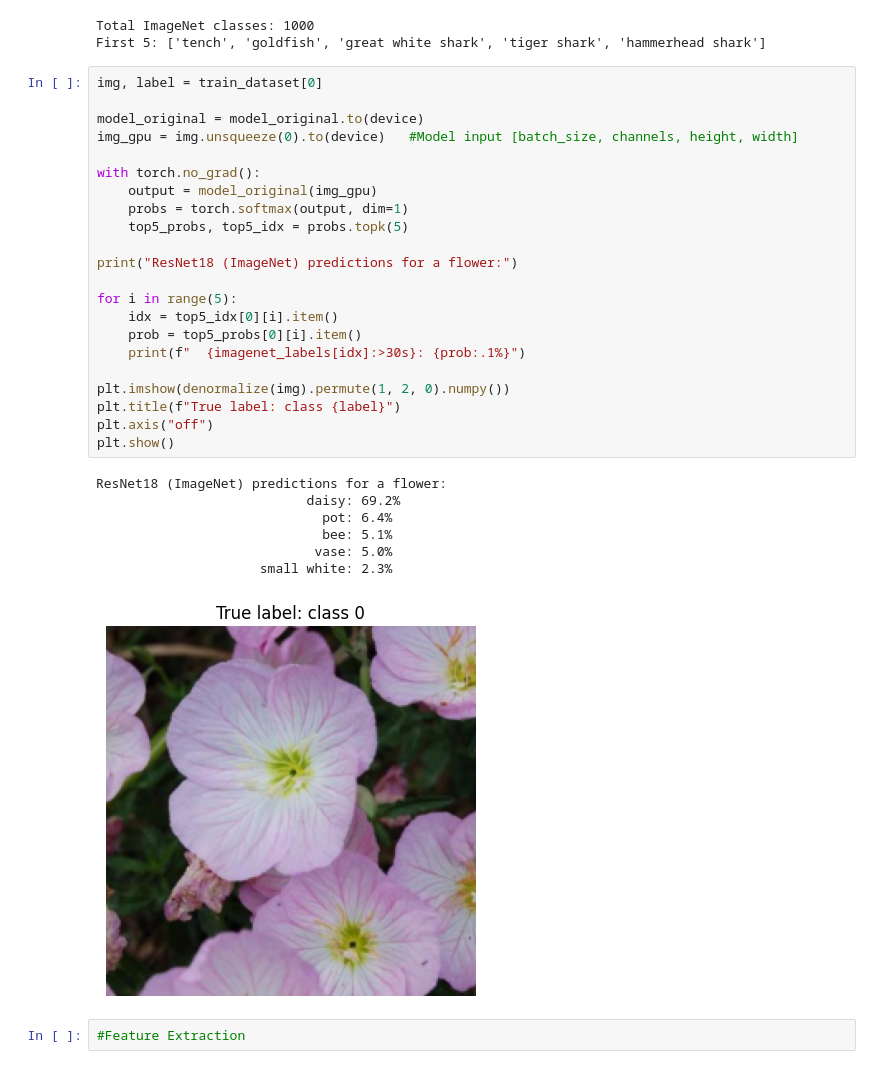
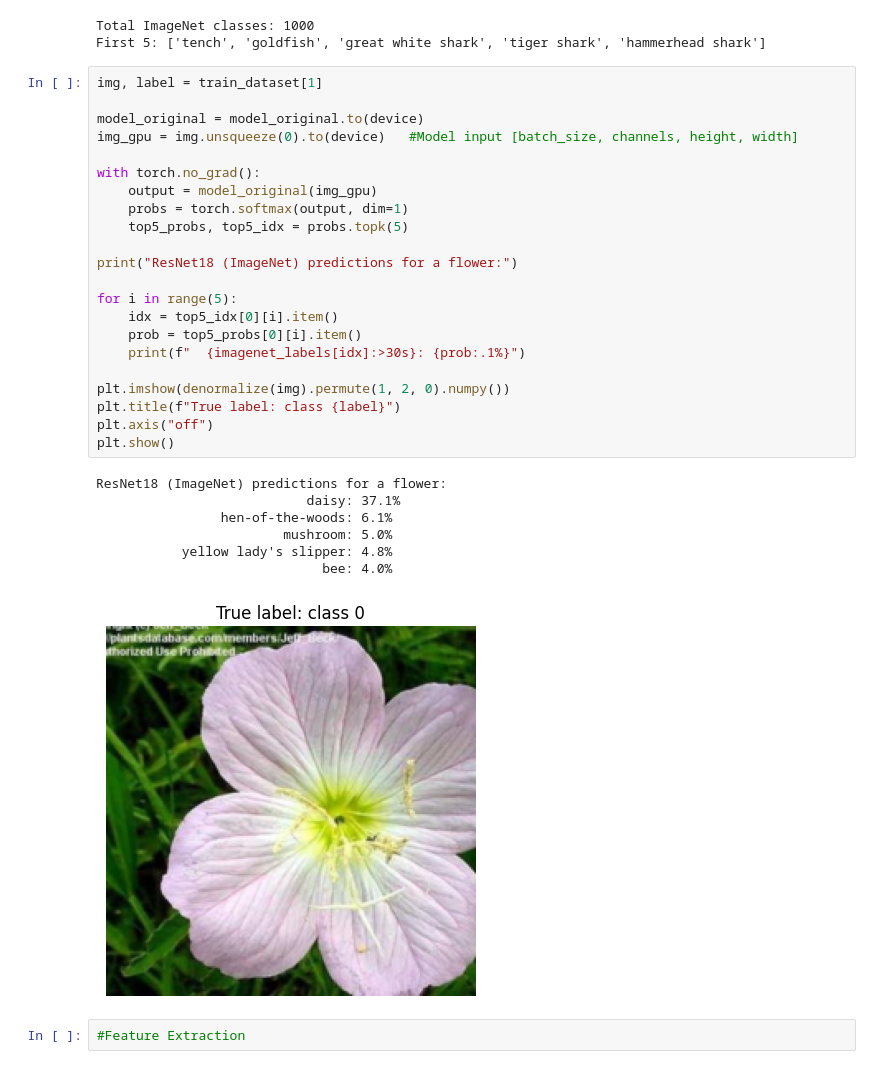
Before and after one commit to leman-cap13/DL_projects, a Jupyter notebook: Training_Deep_Neural_Networks.ipynb, the cells around one changed output. Cells and saved outputs as stored; diff of their text form.

```diff
--- a/Training_Deep_Neural_Networks.ipynb
+++ b/Training_Deep_Neural_Networks.ipynb
@@ -625,35 +635,35 @@ print("First 5:", imagenet_labels[:5])
 Total ImageNet classes: 1000
 First 5: ['tench', 'goldfish', 'great white shark', 'tiger shark', 'hammerhead shark']
 # %%
-img, label = train_dataset[0]
+img, label = train_dataset[1]
 
 model_original = model_original.to(device)
 img_gpu = img.unsqueeze(0).to(device)   #Model input [batch_size, channels, height, width]
 
 with torch.no_grad():
     output = model_original(img_gpu)
     probs = torch.softmax(output, dim=1)
     top5_probs, top5_idx = probs.topk(5)
 
 print("ResNet18 (ImageNet) predictions for a flower:")
 
 for i in range(5):
     idx = top5_idx[0][i].item()
     prob = top5_probs[0][i].item()
     print(f"  {imagenet_labels[idx]:>30s}: {prob:.1%}")
 
 plt.imshow(denormalize(img).permute(1, 2, 0).numpy())
 plt.title(f"True label: class {label}")
 plt.axis("off")
 plt.show()
 # %% [output]
 ResNet18 (ImageNet) predictions for a flower:
-                           daisy: 69.2%
-                             pot: 6.4%
-                             bee: 5.1%
-                            vase: 5.0%
-                     small white: 2.3%
+                           daisy: 37.1%
+                hen-of-the-woods: 6.1%
+                        mushroom: 5.0%
+           yellow lady's slipper: 4.8%
+                             bee: 4.0%
-[figure, old version]
+[figure, new version]
 # %%
 #Feature Extraction
 # %%
```
Also changed, not shown: parts of 70 cells of this notebook.
